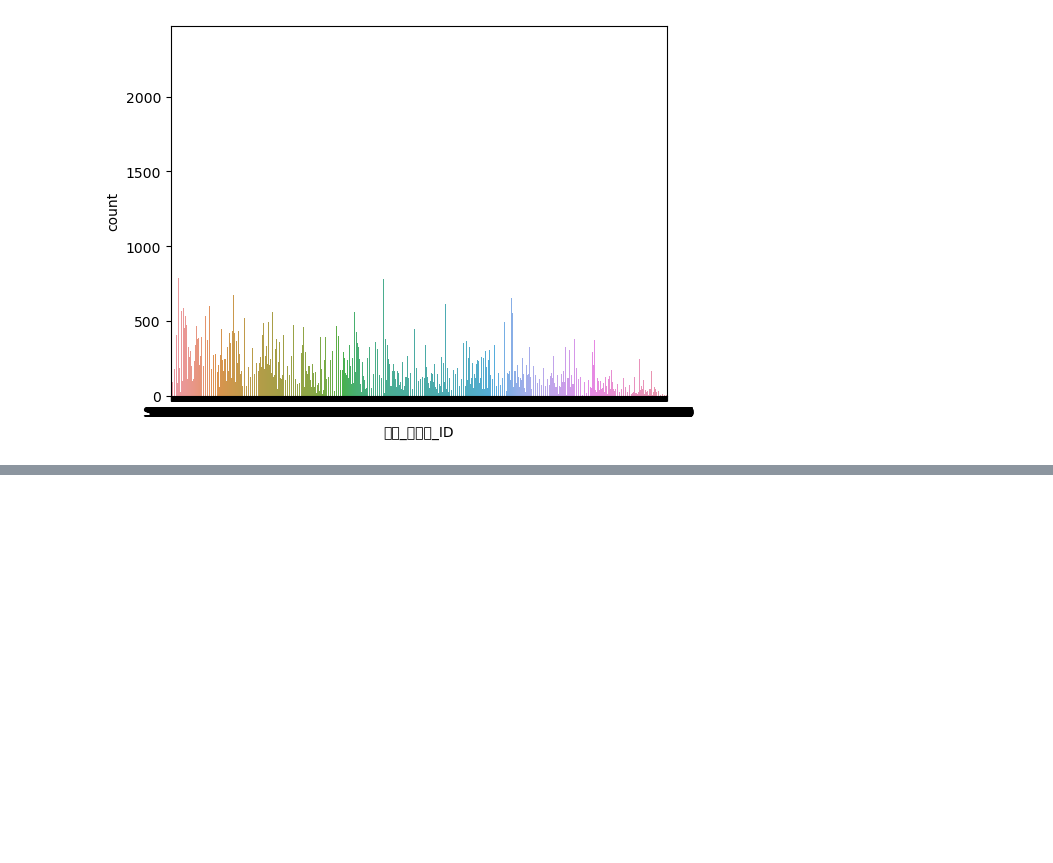
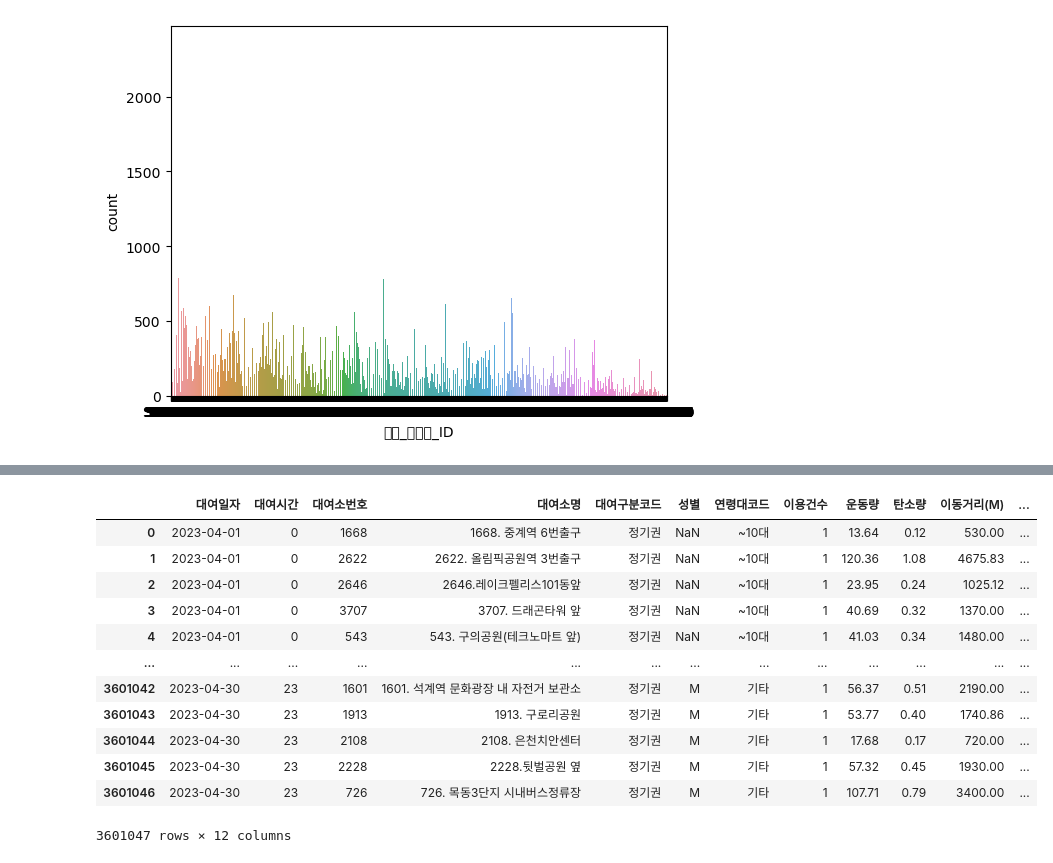
Before and after one commit to HongJeongHwan/KDT_project1_mini, a Jupyter notebook: mini_test.ipynb, the cells around one changed output, grey strips where cells are left out. Cells and saved outputs as stored; diff of their text form; code cells hidden in the pictures; blank space fills up the shorter version.

```diff
--- a/mini_test.ipynb
+++ b/mini_test.ipynb
@@ -184,0 +309,26 @@ TypeError: 'module' object is not callable
+# %%
+import streamlit as st
+import pandas as pd
+import numpy as np
+import matplotlib.pyplot as plt
+import seaborn as sns
+
+# 데이터 불러오기 : 마스터파일
+file_path = './data/서울특별시 공공자전거 이용정보(시간대별)_2304.csv'
+df_foot = pd.read_csv(file_path,encoding='cp949')
+# %%
+df_foot
+# %% [output]
+|  | 대여일자 | 대여시간 | 대여소번호 | 대여소명 | 대여구분코드 | 성별 | 연령대코드 | 이용건수 | 운동량 | 탄소량 | 이동거리(M) | ... |
+| 0 | 2023-04-01 | 0 | 1668 | 1668. 중계역 6번출구 | 정기권 | NaN | ~10대 | 1 | 13.64 | 0.12 | 530.00 | ... |
+| 1 | 2023-04-01 | 0 | 2622 | 2622. 올림픽공원역 3번출구 | 정기권 | NaN | ~10대 | 1 | 120.36 | 1.08 | 4675.83 | ... |
+| 2 | 2023-04-01 | 0 | 2646 | 2646.레이크펠리스101동앞 | 정기권 | NaN | ~10대 | 1 | 23.95 | 0.24 | 1025.12 | ... |
+| 3 | 2023-04-01 | 0 | 3707 | 3707. 드래곤타워 앞 | 정기권 | NaN | ~10대 | 1 | 40.69 | 0.32 | 1370.00 | ... |
+| 4 | 2023-04-01 | 0 | 543 | 543. 구의공원(테크노마트 앞) | 정기권 | NaN | ~10대 | 1 | 41.03 | 0.34 | 1480.00 | ... |
+| ... | ... | ... | ... | ... | ... | ... | ... | ... | ... | ... | ... | ... |
+| 3601042 | 2023-04-30 | 23 | 1601 | 1601. 석계역 문화광장 내 자전거 보관소 | 정기권 | M | 기타 | 1 | 56.37 | 0.51 | 2190.00 | ... |
+| 3601043 | 2023-04-30 | 23 | 1913 | 1913. 구로리공원 | 정기권 | M | 기타 | 1 | 53.77 | 0.40 | 1740.86 | ... |
+| 3601044 | 2023-04-30 | 23 | 2108 | 2108. 은천치안센터 | 정기권 | M | 기타 | 1 | 17.68 | 0.17 | 720.00 | ... |
+| 3601045 | 2023-04-30 | 23 | 2228 | 2228.뒷벌공원 옆 | 정기권 | M | 기타 | 1 | 57.32 | 0.45 | 1930.00 | ... |
+| 3601046 | 2023-04-30 | 23 | 726 | 726. 목동3단지 시내버스정류장 | 정기권 | M | 기타 | 1 | 107.71 | 0.79 | 3400.00 | ... |
+3601047 rows × 12 columns
```
Also changed, not shown: parts of 10 cells of this notebook.
